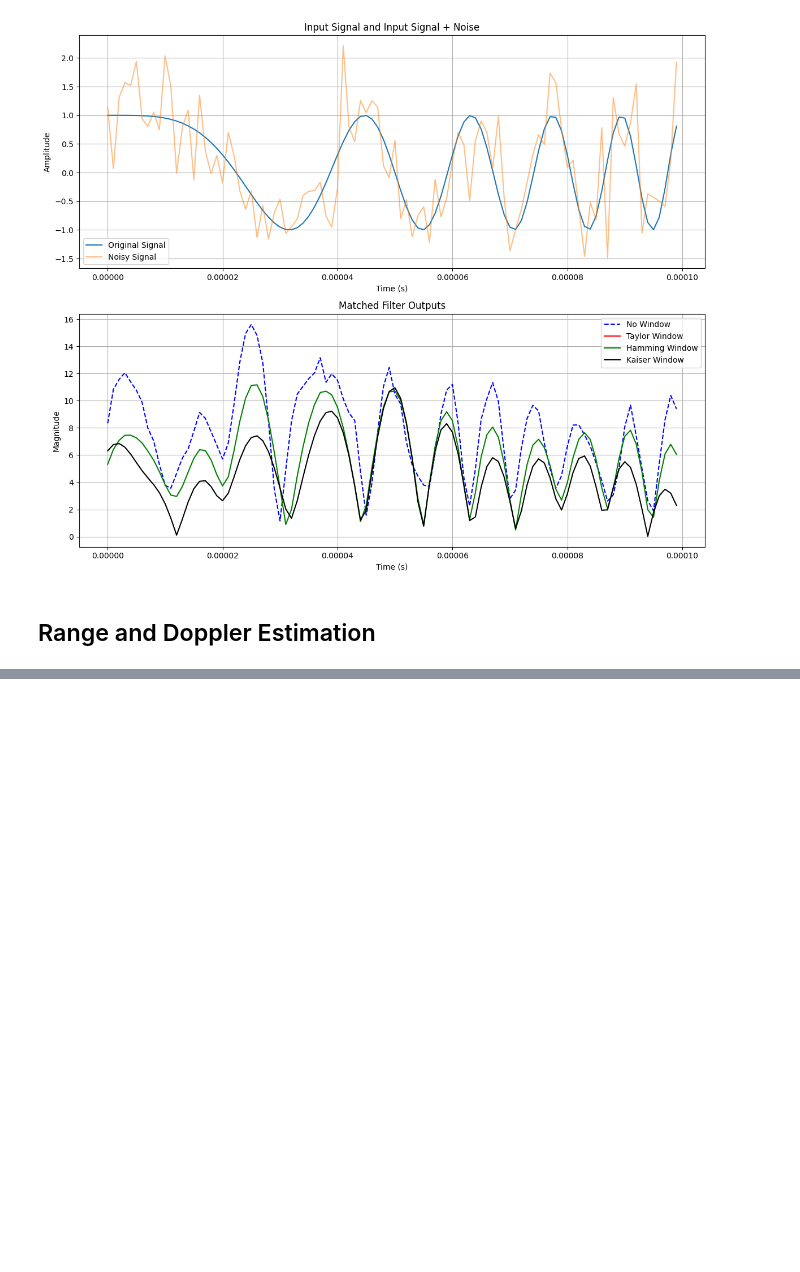
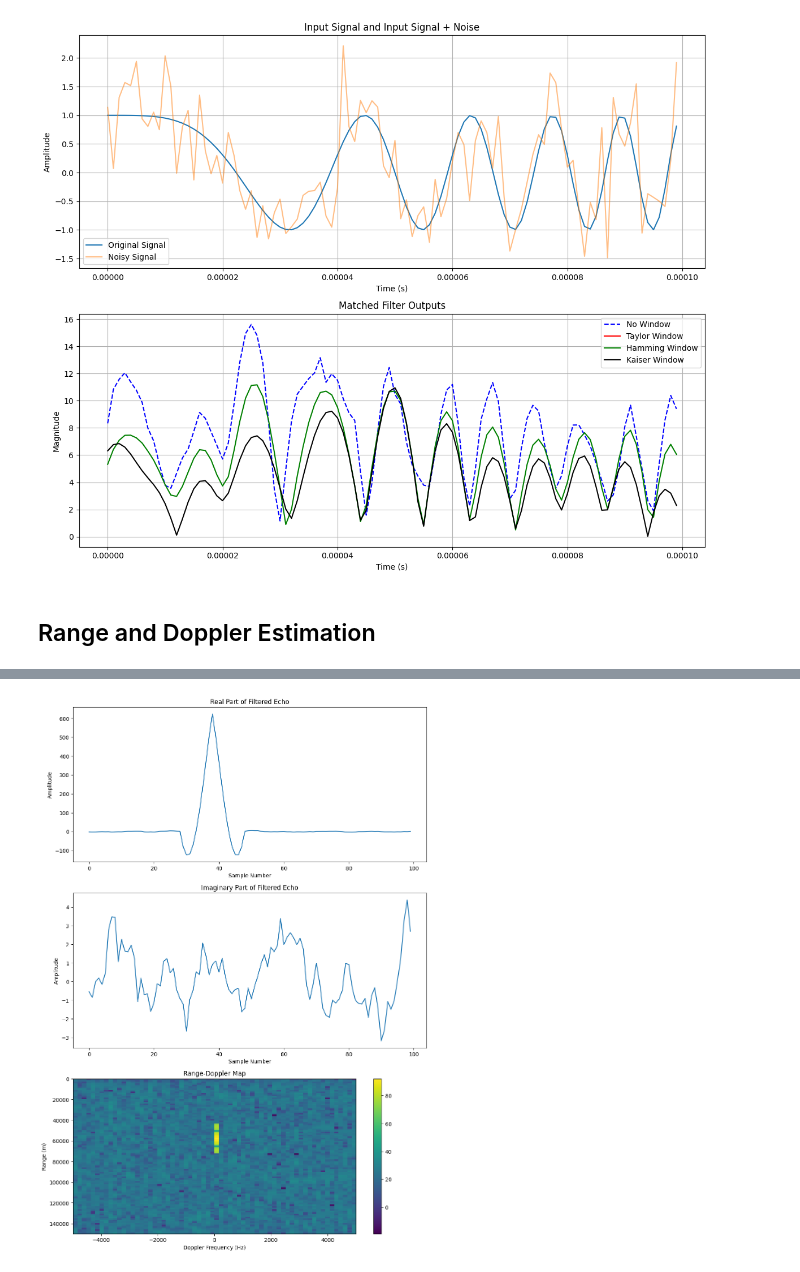
Before and after one commit to Phillweston/RadarSignalProcessing_experiment, a Jupyter notebook: 4-matched-filtering/4-matched-filtering.ipynb, the cells around one changed output, grey strips where cells are left out. Saved outputs shown, nothing was run; the diff lists cells and outputs as text; code cells hidden in the pictures; blank space fills up the shorter version.

```diff
--- a/4-matched-filtering/4-matched-filtering.ipynb
+++ b/4-matched-filtering/4-matched-filtering.ipynb
@@ -247,0 +152,81 @@ Speed Estimate: 222.50 m/s
+# %%
+import numpy as np
+import matplotlib.pyplot as plt
+from scipy.constants import speed_of_light as c, pi
+from scipy.signal import chirp, find_peaks, fftconvolve, welch
+
+# Constants and System Parameters
+fc = 3e9  # Carrier frequency: 3 GHz
+fs = 1e6  # Sampling frequency: 1 MHz
+c = c  # Speed of light
+B = 1e5  # Sweep bandwidth: 100 kHz
+Tao = 10e-6  # Pulse width: 10 microseconds
+prf = 10e3  # Pulse repetition frequency: 10 kHz
+num_pulses = 64  # Number of pulses
+SNR = 20  # Signal-to-noise ratio: 20 dB
+
+# Generate LFM waveform
+t = np.linspace(0, Tao, int(fs * Tao), endpoint=False)
+lfm_waveform = chirp(t, f0=0, f1=B, t1=Tao, method='linear') * 10**(SNR/20)
+
+# Echo simulation
+range_to_target = 5000  # in meters
+delay = int(2 * range_to_target / c * fs)
+echo_signals = np.zeros((int(fs/prf), num_pulses), dtype=complex)
+
+for n in range(num_pulses):
+    echo_signals[delay:delay+len(lfm_waveform), n] = lfm_waveform
+
+# Add noise
+noise_power = 1 / 10**(SNR/10)
+echo_signals += np.sqrt(noise_power/2) * (np.random.normal(size=echo_signals.shape) + 1j * np.random.normal(size=echo_signals.shape))
+
+# Matched filter
+matched_filter = np.conj(np.flip(lfm_waveform))
+filtered_echoes = np.array([fftconvolve(echo_signals[:, n], matched_filter, mode='same') for n in range(num_pulses)]).T
+
+# Doppler Processing
+doppler_processed = np.fft.fftshift(np.fft.fft(filtered_echoes, axis=1), axes=1)
+doppler_magnitude = 20 * np.log10(np.abs(doppler_processed))
+
+# Range-Doppler Map
+range_resolution = c / (2 * B)
+range_bins = np.linspace(0, range_resolution * filtered_echoes.shape[0], filtered_echoes.shape[0])
+doppler_bins = np.linspace(-prf/2, prf/2, num_pulses)
+
+# Peak detection for range estimate
+integrated_pulse = np.sum(np.abs(filtered_echoes)**2, axis=1)
+peaks, _ = find_peaks(integrated_pulse, height=np.max(integrated_pulse)/2)
+range_estimate = range_bins[peaks[0]] if peaks.size > 0 else None
+
+# Doppler shift and speed estimate
+doppler_shift = doppler_bins[np.argmax(np.abs(doppler_processed[:, peaks[0]]))] if peaks.size > 0 else None
+target_speed = doppler_shift * (c / (2 * fc)) if doppler_shift is not None else None
+
+# Print estimates
+print(f"Range Estimate: {range_estimate:.2f} m")
+print(f"Doppler Shift Estimate: {doppler_shift:.2f} Hz")
+print(f"Speed Estimate: {target_speed:.2f} m/s")
+
+# Plotting
+plt.figure(figsize=(12, 18))
+plt.subplot(3, 1, 1)
+plt.plot(np.real(filtered_echoes[:, 0]))
+plt.title('Real Part of Filtered Echo')
+plt.xlabel('Sample Number')
+plt.ylabel('Amplitude')
+
+plt.subplot(3, 1, 2)
+plt.plot(np.imag(filtered_echoes[:, 0]))
+plt.title('Imaginary Part of Filtered Echo')
+plt.xlabel('Sample Number')
+plt.ylabel('Amplitude')
+
+plt.subplot(3, 1, 3)
+plt.imshow(doppler_magnitude, aspect='auto', extent=[doppler_bins[0], doppler_bins[-1], range_bins[-1], range_bins[0]])
+plt.colorbar()
+plt.title('Range-Doppler Map')
+plt.xlabel('Doppler Frequency (Hz)')
+plt.ylabel('Range (m)')
+plt.show()
+# %% [output]
@@ -247,0 +236 @@ Speed Estimate: 222.50 m/s
+[figure, added]
```
Also changed, not shown: parts of 2 cells of this notebook, 6 other files.
